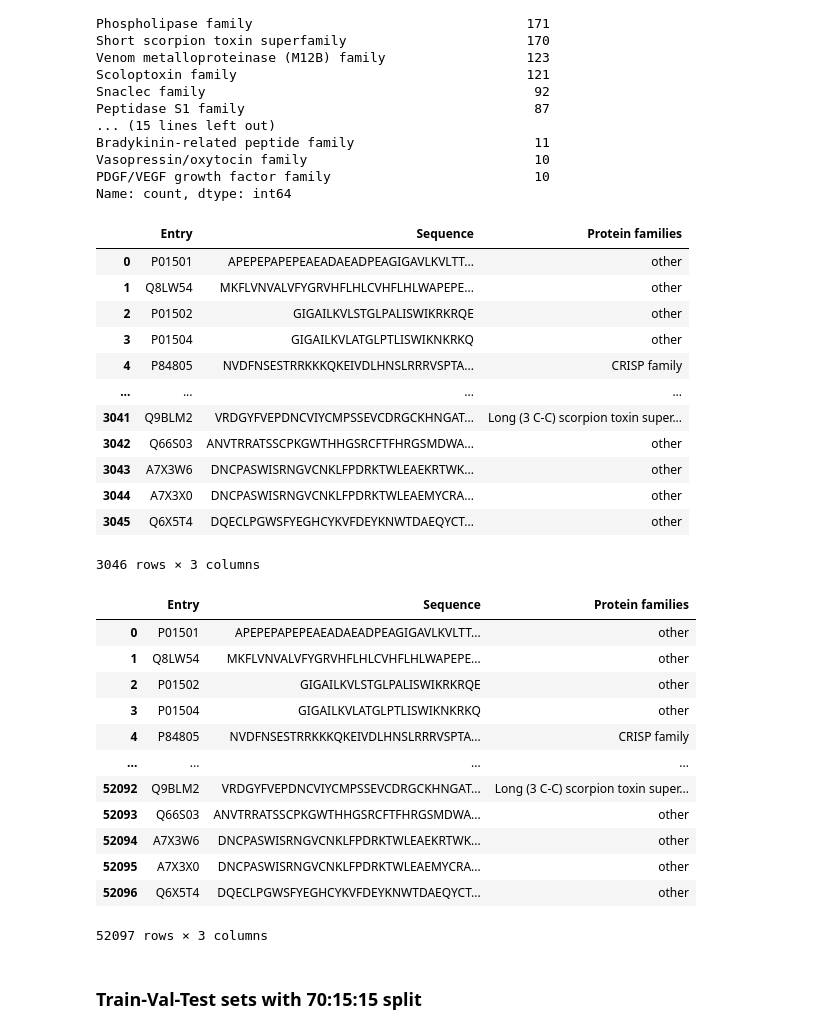
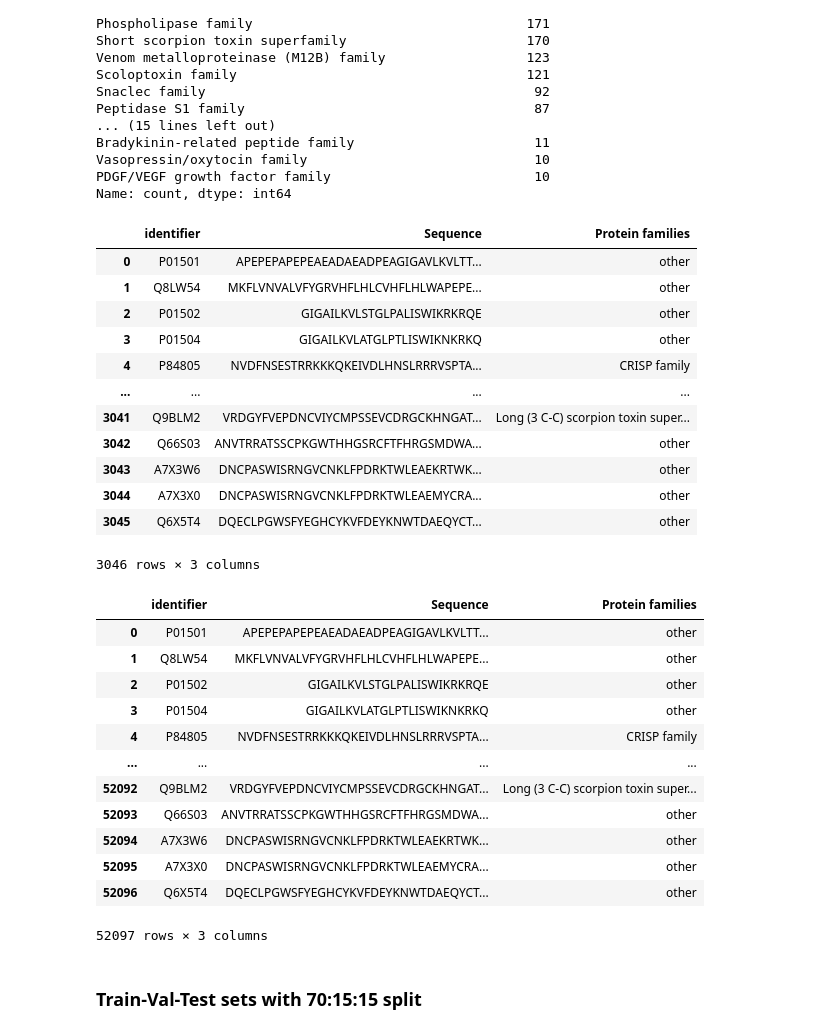
Before and after one commit to Sisistern123/ToxFam, a Jupyter notebook: utils/preprocessing.ipynb, the cells around one changed output. Cells and saved outputs as stored; diff of their text form; code cells hidden in the pictures.

```diff
--- a/utils/preprocessing.ipynb
+++ b/utils/preprocessing.ipynb
@@ -16,6 +16,8 @@ from pymmseqs.commands import easy_cluster
 # %%
 tox = pd.read_csv('../data/raw/tox.tsv', sep='\t')
 tox = tox.dropna(subset=["Protein families"])
+
+tox.rename(columns={"Entry": 'identifier'}, inplace=True)
 
 mask = tox["Sequence"].str.len() <= 1000
 removed = (~mask).sum()
@@ -96,6 +98,8 @@ Name: count, dtype: int64
 (taxonomy_id:33208) AND (reviewed:true) AND (fragment:false) NOT (keyword:KW-0800) AND ((existence:1) OR (existence:2))
 # %%
 nontox = pd.read_csv('../data/raw/nontox.tsv', sep='\t')
+
+nontox.rename(columns={"Entry": 'identifier'}, inplace=True)
 
 mask = nontox["Sequence"].str.len() <= 1000
 removed = (~mask).sum()
@@ -205,20 +209,17 @@ gff3_tox[gff3_tox['score'] > 0.8]
 filtered_tox = (
     gff3_tox[gff3_tox['score'] > 0.8]
     [['identifier', 'Sequence']]
-    .rename(columns={'identifier': 'Entry',
-                     'Sequence':   'Sequence_new'})
-)
+    .rename(columns={'Sequence':   'Sequence_new'}))
 
 filtered_nontox = (
     gff3_nontox[gff3_nontox['score'] > 0.8]
     [['identifier', 'Sequence']]
-    .rename(columns={'identifier': 'Entry',
-                     'Sequence':   'Sequence_new'})
-)
+    .rename(columns={'Sequence':   'Sequence_new'}))
+
 
 # 2) Merge into your existing tables, keeping all original rows
-tox = tox.merge(filtered_tox, on='Entry', how='left')
-nontox = nontox.merge(filtered_nontox, on='Entry', how='left')
+tox = tox.merge(filtered_tox, on='identifier', how='left')
+nontox = nontox.merge(filtered_nontox, on='identifier', how='left')
 
 # 3) Wherever we have a Sequence_new, use it; otherwise keep the old Sequence
 tox['Sequence']    = tox['Sequence_new'].fillna(tox['Sequence'])
@@ -363,7 +364,7 @@ for family_dir in os.listdir(mmseqs_base_dir):
 
     # collect all seqs in this family
     this_family_seqs = [
-        {"Entry": rec.id, "Sequence": str(rec.seq)}
+        {"identifier": rec.id, "Sequence": str(rec.seq)}
         for rec in SeqIO.parse(rep_fasta, "fasta")
     ]
     # always add to “all”
@@ -376,12 +377,12 @@ for family_dir in os.listdir(mmseqs_base_dir):
 # make DataFrames and merge on Protein families
 rep_df_all = (
     pd.DataFrame(rep_seqs_all)
-      .merge(data[["Entry","Protein families"]], on="Entry", how="left")
+      .merge(data[["identifier","Protein families"]], on="identifier", how="left")
 )
 
 rep_df_tox = (
     pd.DataFrame(rep_seqs_tox)
-      .merge(data[["Entry","Protein families"]], on="Entry", how="left")
+      .merge(data[["identifier","Protein families"]], on="identifier", how="left")
 )
 
 rep_df_tox["Protein families"].value_counts()
@@ -428,22 +429,18 @@ Vasopressin/oxytocin family                             10
 PDGF/VEGF growth factor family                          10
 Name: count, dtype: int64
 # %%
-rep_df_tox.rename(
-    columns={"Entry": "identifier"}
-)[["identifier", "Protein families"]].to_csv(
+rep_df_tox[["identifier", "Protein families"]].to_csv(
     "../data/protspace/tox.csv",
     index=False
 )
-rep_df_all.rename(
-    columns={"Entry": "identifier"}
-)[["identifier", "Protein families"]].to_csv(
+rep_df_all[["identifier", "Protein families"]].to_csv(
     "../data/protspace/all.csv",
     index=False
 )
 
 rep_df_tox
 # %% [output]
-|  | Entry | Sequence | Protein families |
+|  | identifier | Sequence | Protein families |
 | 0 | P01501 | APEPEPAPEPEAEADAEADPEAGIGAVLKVLTT... | other |
 | 1 | Q8LW54 | MKFLVNVALVFYGRVHFLHLCVHFLHLWAPEPE... | other |
 | 2 | P01502 | GIGAILKVLSTGLPALISWIKRKRQE | other |
@@ -459,7 +456,7 @@ rep_df_tox
 # %%
 rep_df_all
 # %% [output]
-|  | Entry | Sequence | Protein families |
+|  | identifier | Sequence | Protein families |
 | 0 | P01501 | APEPEPAPEPEAEADAEADPEAGIGAVLKVLTT... | other |
 | 1 | Q8LW54 | MKFLVNVALVFYGRVHFLHLCVHFLHLWAPEPE... | other |
 | 2 | P01502 | GIGAILKVLSTGLPALISWIKRKRQE | other |
```
Also changed, not shown: parts of 7 cells of this notebook, 10 other files.
